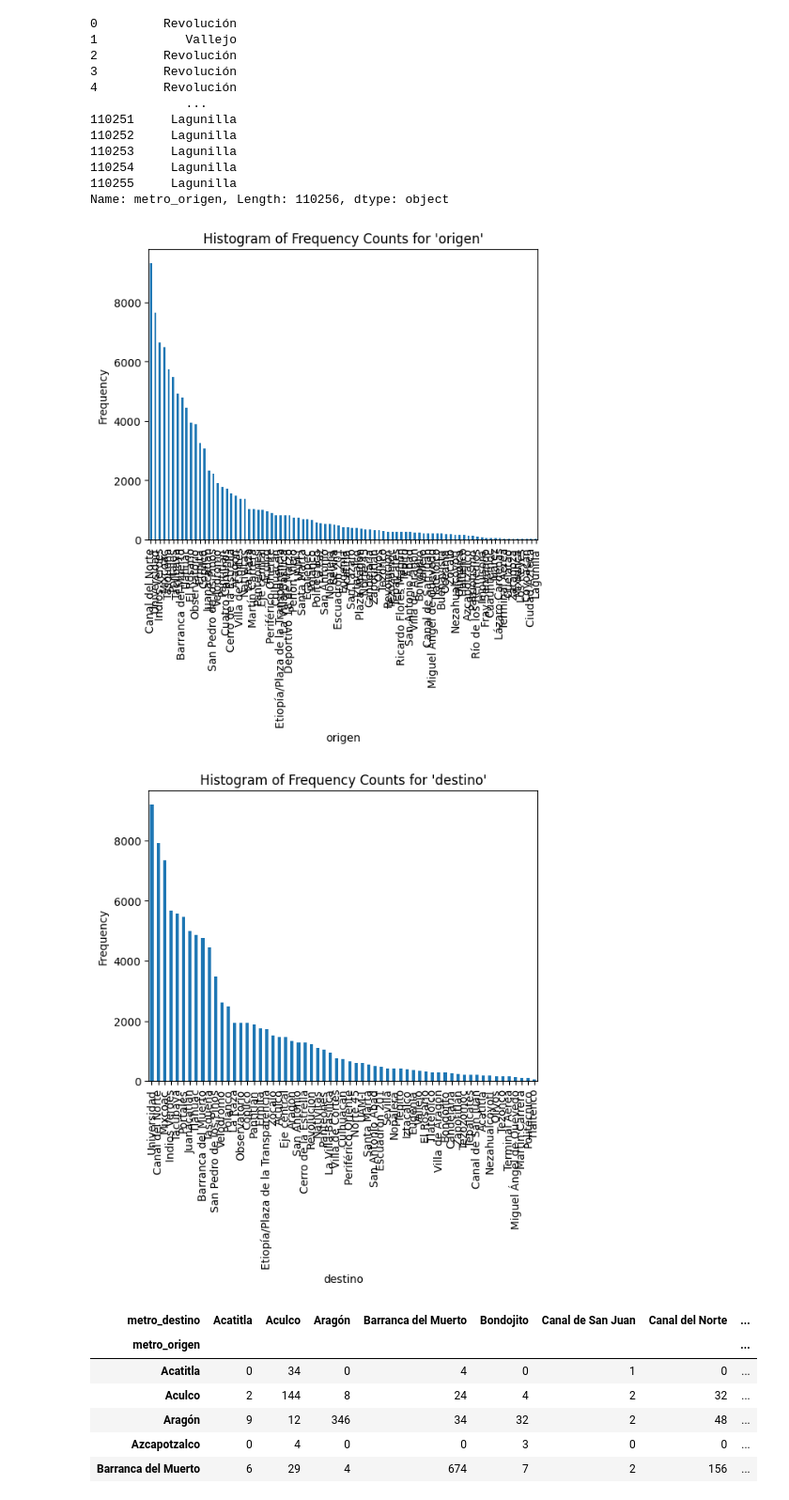
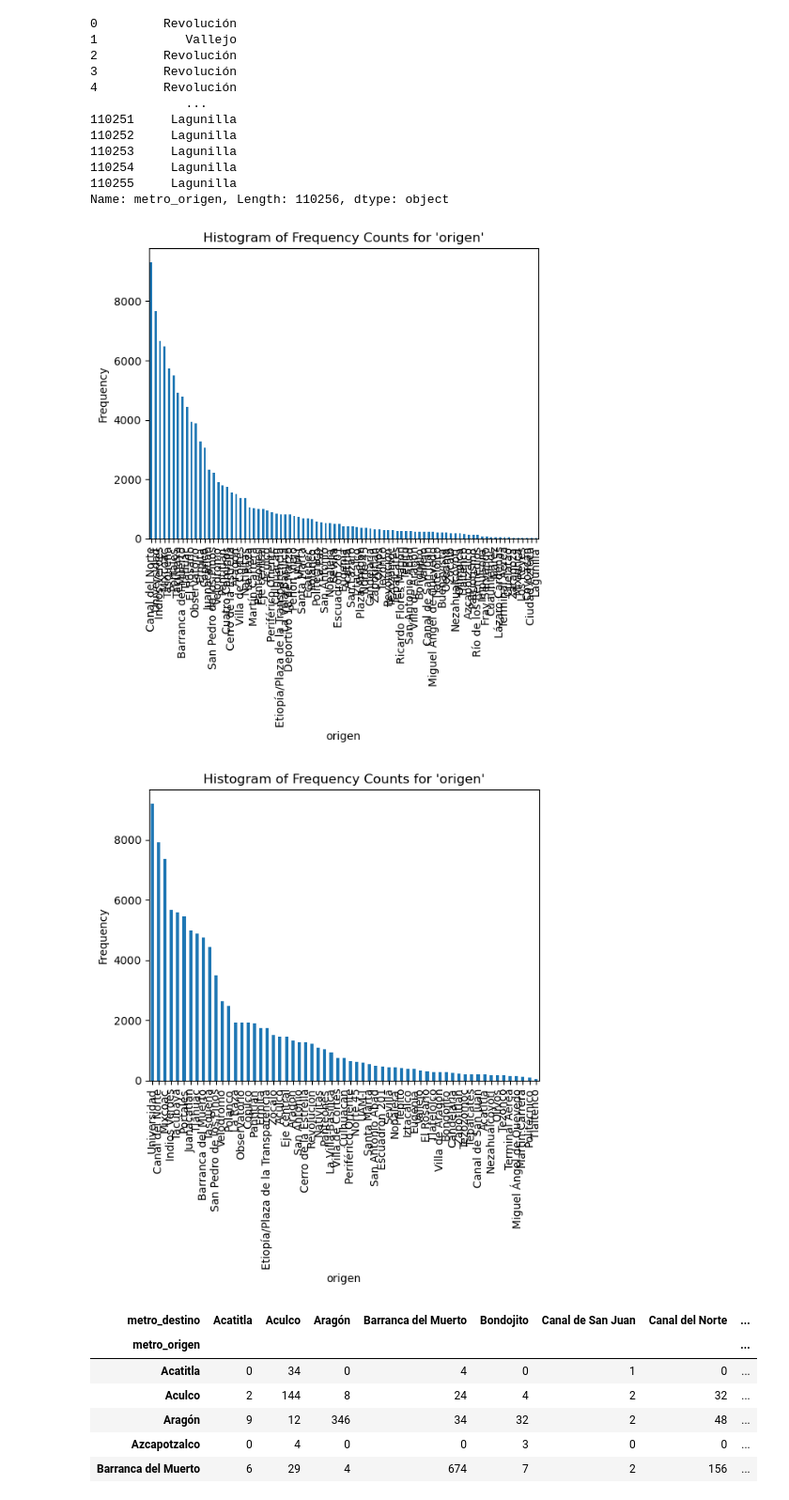
Before and after one commit to JuanPabloWakkaWatson/Estimacion-Matriz-OD-Metro, a Jupyter notebook: Proyecto_AA.ipynb, the cells around one changed output. Shown at 94% size. Saved outputs shown, nothing was run; the diff lists cells and outputs as text; code cells hidden in the pictures.

```diff
--- a/Proyecto_AA.ipynb
+++ b/Proyecto_AA.ipynb
@@ -86,5 +85,3 @@ matrix
-# %%
-datos_metro =datos[datos["p5_14_01"]==1]
 # %%
 #solo las personas de la ciudad de México o del EDOMEX
 datos_metro = datos_metro[(datos_metro["p5_12_7"] == 9)]
@@ -224,15 +221,15 @@ frequency_counts = datos_estaciones["metro_origen"].value_counts()
 frequency_counts.plot(kind='bar', title="Histogram of Frequency Counts for 'origen'", xlabel="origen", ylabel="Frequency")
 plt.show()
 # %% [output]
-[figure, old version]
+[figure, new version]
 # %%
 frequency_counts = datos_estaciones["metro_destino"].value_counts()
 
 # Plot histogram of frequencies with category names on the x-axis
-frequency_counts.plot(kind='bar', title="Histogram of Frequency Counts for 'destino'", xlabel="destino", ylabel="Frequency")
+frequency_counts.plot(kind='bar', title="Histogram of Frequency Counts for 'origen'", xlabel="origen", ylabel="Frequency")
 plt.show()
 # %% [output]
-[figure, old version]
+[figure, new version]
 # %%
 matriz_origen_destino = pd.crosstab(datos_estaciones['metro_origen'], datos_estaciones['metro_destino'])
 
```
Also changed, not shown: parts of 18 cells of this notebook.
